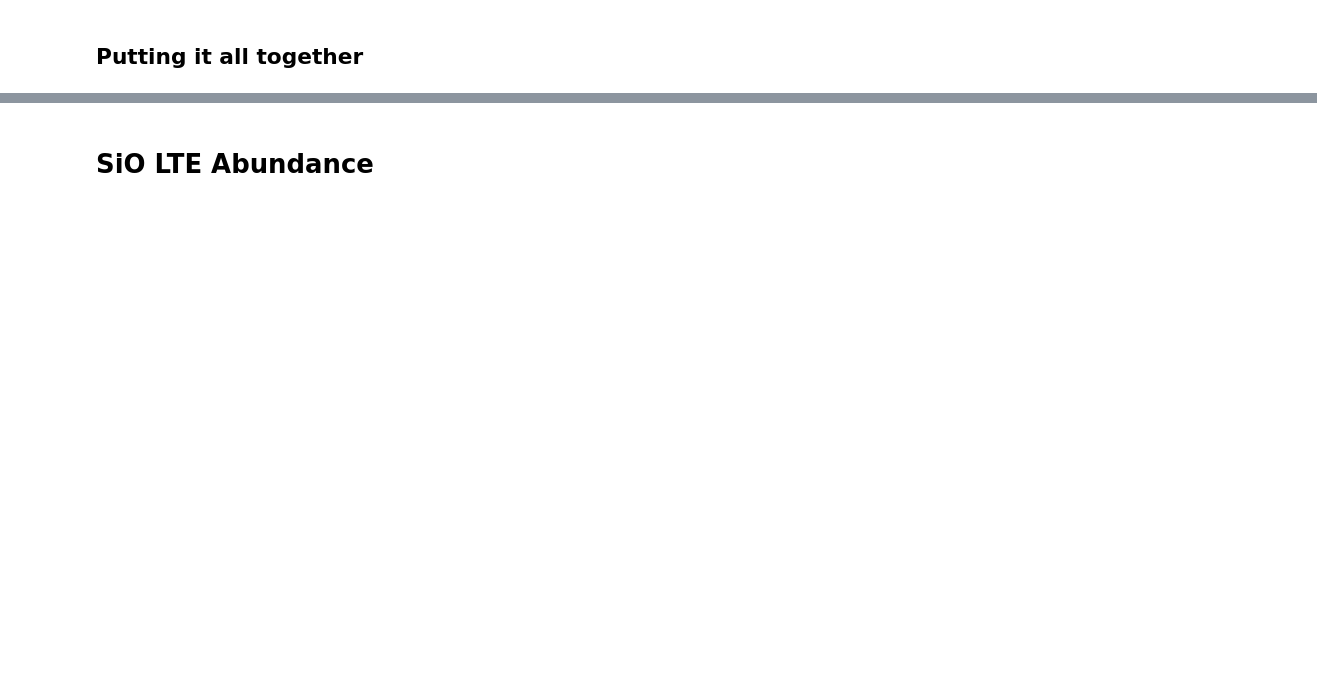
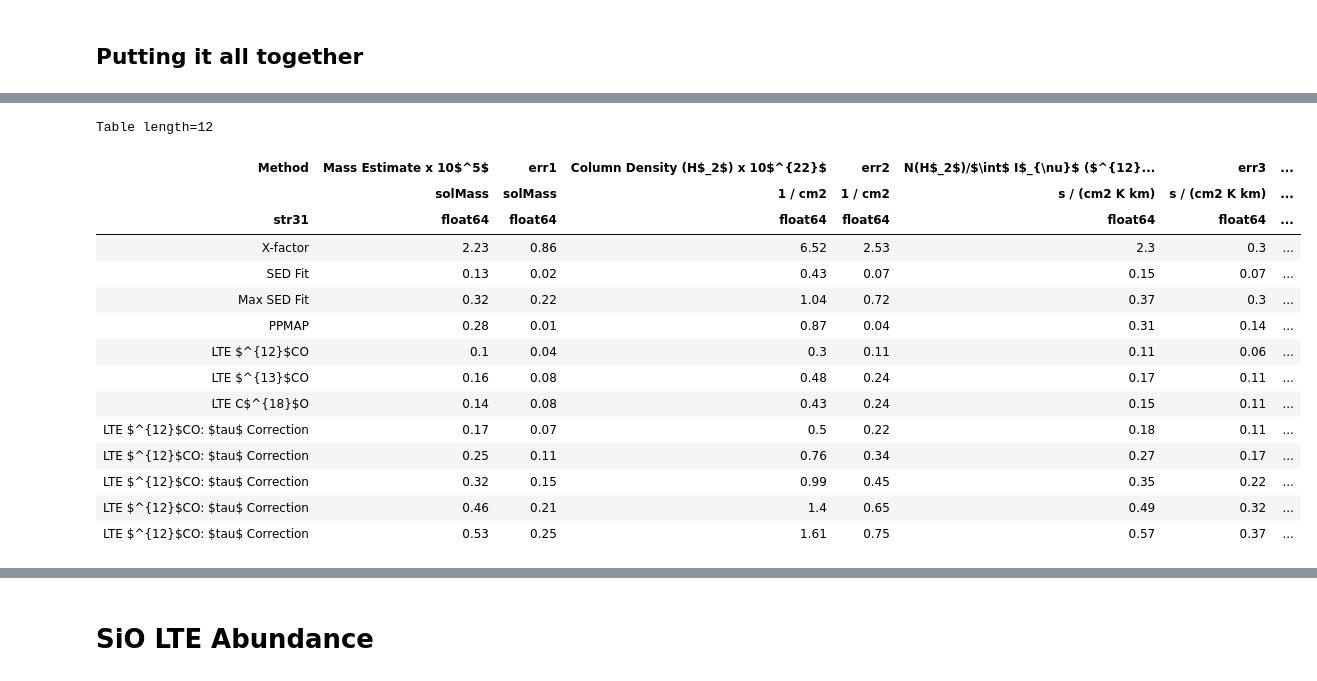
Before and after one commit to SpacialTree/clouds-g5-b1, a Jupyter notebook: lte_mass_estimate.ipynb, the cells around one changed output, grey strips where cells are left out. Saved outputs shown, nothing was run; the diff lists cells and outputs as text; code cells hidden in the pictures; blank space fills up the shorter version.

```diff
--- a/lte_mass_estimate.ipynb
+++ b/lte_mass_estimate.ipynb
@@ -572,3 +682,6 @@ colden_lte12co_tau_89 = np.nanmean(N_tot_h2_89)
 colden_lte12co_tau_89
 # %% [output]
 $1.6059714 \times 10^{22} \; \mathrm{\frac{1}{cm^{2}}}$
+# %%
+colden_lte12co_tau_89_err = np.nanstd(N_tot_h2_89)
+colden_lte12co_tau_89_err
@@ -738,0 +859,3 @@ colden_lte13co = np.nanmean(N_29_h2)
+# %%
+colden_lte13co_err = np.nanstd(N_29_h2)
+colden_lte13co_err
@@ -844,3 +1007,48 @@ tbl.write('/orange/adamginsburg/cmz/g5/code/plots/masstable.txt', format='latex'
+# %%
+# names = ['Method', 'Mass Estimate x 10$^5$', 'Column Density (H$_2$) x 10$^{22}$',
+#         'N(H$_2$)/$\int$ I$_{\nu}$ ($^{12}CO$) d$\nu$ x 10$^{20}$', 'Estimated Mass Inflow Rate', 'Assumed Ratio']
+names_2 = ['Method',
+           'Mass Estimate x 10$^5$',
+           'err1',#'Mass Error x 10$^5$',
+           'Column Density (H$_2$) x 10$^{22}$',
+           'err2',#'Column Density Error (H$_2$) x 10$^{22}$',
+           'N(H$_2$)/$\int$ I$_{\nu}$ ($^{12}CO$) d$\nu$ x 10$^{20}$',
+           'err3',#'N(H$_2$)/$\int$ I$_{\nu}$ ($^{12}CO$) d$\nu$ x 10$^{20}$ Error',
+           'CMZ Inflow',
+           'err4',#'Inflow Rate Error',
+           'Assumed Ratio'
+          ]
+# [methods, masses, coldensities, xfactor_calc, mass_inflow_rate, ratio_used]
+tbl_2 = Table([methods,
+               masses,
+               masses_err,
+               coldensities,
+               coldensities_err,
+               xfactor_calc,
+               xfactor_err,
+               mass_inflow_rate,
+               mass_inflow_rate_err,
+               ratio_used
+              ],
+              names=names_2)
+tbl_2
+# %% [output]
+Table length=12
+| Method | Mass Estimate x 10$^5$ | err1 | Column Density (H$_2$) x 10$^{22}$ | err2 | N(H$_2$)/$\int$ I$_{\nu}$ ($^{12}... | err3 | ... |
+|  | solMass | solMass | 1 / cm2 | 1 / cm2 | s / (cm2 K km) | s / (cm2 K km) | ... |
+| str31 | float64 | float64 | float64 | float64 | float64 | float64 | ... |
+| X-factor | 2.23 | 0.86 | 6.52 | 2.53 | 2.3 | 0.3 | ... |
+| SED Fit | 0.13 | 0.02 | 0.43 | 0.07 | 0.15 | 0.07 | ... |
+| Max SED Fit | 0.32 | 0.22 | 1.04 | 0.72 | 0.37 | 0.3 | ... |
+| PPMAP | 0.28 | 0.01 | 0.87 | 0.04 | 0.31 | 0.14 | ... |
+| LTE $^{12}$CO | 0.1 | 0.04 | 0.3 | 0.11 | 0.11 | 0.06 | ... |
+| LTE $^{13}$CO | 0.16 | 0.08 | 0.48 | 0.24 | 0.17 | 0.11 | ... |
+| LTE C$^{18}$O | 0.14 | 0.08 | 0.43 | 0.24 | 0.15 | 0.11 | ... |
+| LTE $^{12}$CO: $tau$ Correction | 0.17 | 0.07 | 0.5 | 0.22 | 0.18 | 0.11 | ... |
+| LTE $^{12}$CO: $tau$ Correction | 0.25 | 0.11 | 0.76 | 0.34 | 0.27 | 0.17 | ... |
+| LTE $^{12}$CO: $tau$ Correction | 0.32 | 0.15 | 0.99 | 0.45 | 0.35 | 0.22 | ... |
+| LTE $^{12}$CO: $tau$ Correction | 0.46 | 0.21 | 1.4 | 0.65 | 0.49 | 0.32 | ... |
+| LTE $^{12}$CO: $tau$ Correction | 0.53 | 0.25 | 1.61 | 0.75 | 0.57 | 0.37 | ... |
 # %%
 # N(H2)/ integral symbol Iv (12CO) dv
 # N(H$_2$)/$\int$ I$_{\nu}$ ($^{12}CO$) d$\nu$
```
Also changed, not shown: parts of 64 cells of this notebook, 2 other files.
